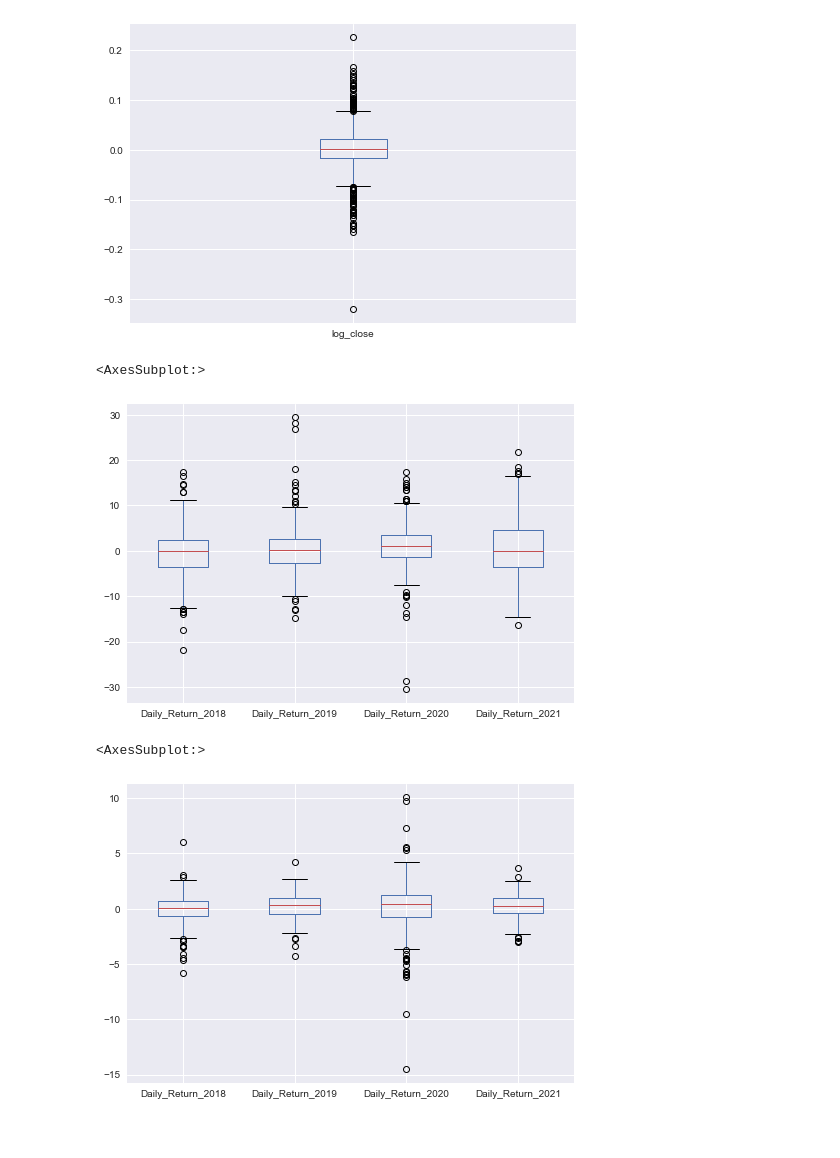
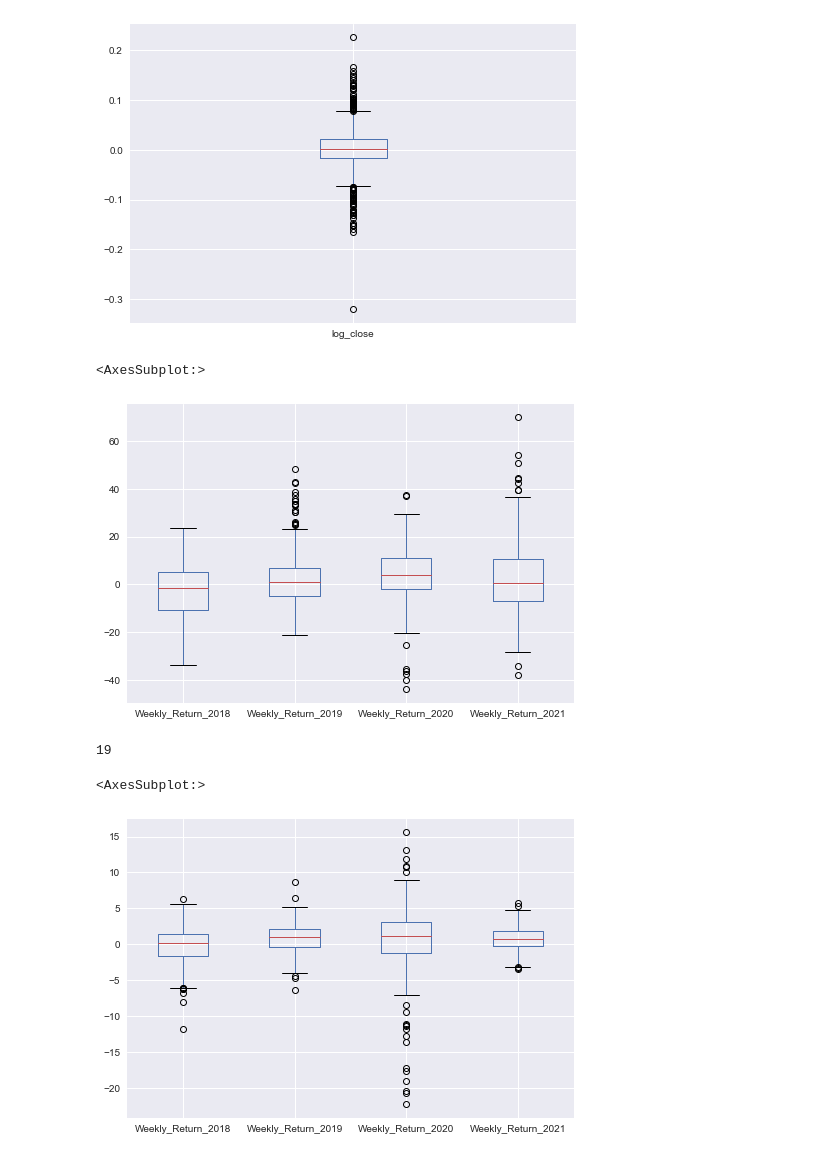
Before and after one commit to arminv1001/BTCvsSPX, a Jupyter notebook: DataLoader.ipynb, the cells around one changed output. Cells and saved outputs as stored; diff of their text form; code cells hidden in the pictures.

Commit message:
Weekly correction

```diff
--- a/DataLoader.ipynb
+++ b/DataLoader.ipynb
@@ -32,6 +32,3 @@ spx_data
 1033 rows × 9 columns
-# %%
-spx_data["Daily_Return"] = spx_data["close"].pct_change
-btc_data["Daily_Return"] = btc_data["close"].pct_change
 # %%
 def createFeatures(data:pd.DataFrame) -> pd.DataFrame:
@@ -94,29 +91,30 @@ btc_data.boxplot(column=["log_close"], return_type="axes")
 [figure]
 # %%
 def boxPlotYearReturns(df: pd.DataFrame):
-    """_summary_
+    """
+    Create Columns for every year - weekly return
 
     Args:
-        column (pd.DataFrame): _description_
+        df (pd.DataFrame): Dataframe with column Weekly_Return
     """
     df_year = df[df["Year"] == 2018]
-    df_year = df_year.rename(columns={"Daily_Return": "Daily_Return_"+str(2018)})
+    df_year = df_year.rename(columns={"Weekly_Return": "Weekly_Return_"+str(2018)})
     df_year_len = len(df_year)
     for year in range(2019,2022):
         df_year_zw = df[df["Year"] == year]
-        df_year_zw = df_year_zw["Daily_Return"].tolist()
+        df_year_zw = df_year_zw["Weekly_Return"].tolist()
         while(len(df_year_zw) > df_year_len):
             df_year_zw = df_year_zw[:-1]
         if len(df_year_zw) < df_year_len:
             for _ in range(df_year_len - len(df_year_zw)):
                 df_year_zw.append(np.nan)
 
-        df_year["Daily_Return_"+str(year)] = df_year_zw
+        df_year["Weekly_Return_"+str(year)] = df_year_zw
     return df_year
 # %%
 year_df_btc = boxPlotYearReturns(btc_data)
 # %%
-year_df_btc.boxplot(column=["Daily_Return_2018","Daily_Return_2019","Daily_Return_2020","Daily_Return_2021"], return_type="axes")
+year_df_btc.boxplot(column=["Weekly_Return_2018","Weekly_Return_2019","Weekly_Return_2020","Weekly_Return_2021"], return_type="axes")
 # %% [output]
 <AxesSubplot:>
-[figure, old version]
+[figure, new version]
@@ -123,6 +129,10 @@ year_df_btc.boxplot(column=["Daily_Return_2018","Daily_Return_2019","Daily_Retur
+# %%
+countOutliers(year_df_btc["Weekly_Return_2019"])
+# %% [output]
+19
 # %%
 year_df_spx = boxPlotYearReturns(spx_data)
-year_df_spx.boxplot(column=["Daily_Return_2018","Daily_Return_2019","Daily_Return_2020","Daily_Return_2021"], return_type="axes")
+year_df_spx.boxplot(column=["Weekly_Return_2018","Weekly_Return_2019","Weekly_Return_2020","Weekly_Return_2021"], return_type="axes")
 # %% [output]
 <AxesSubplot:>
-[figure, old version]
+[figure, new version]
```
Also changed, not shown: parts of 7 cells of this notebook.
